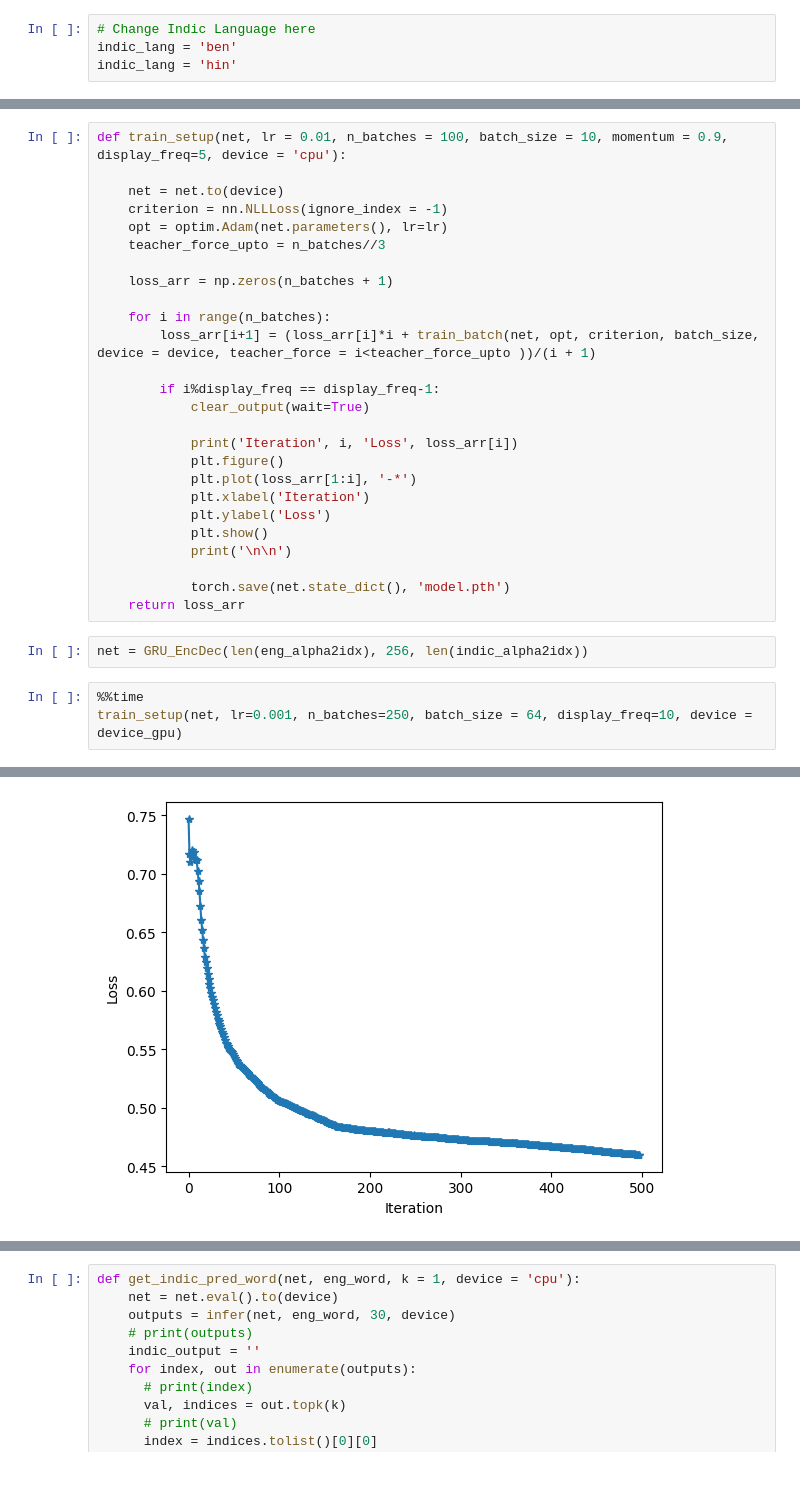
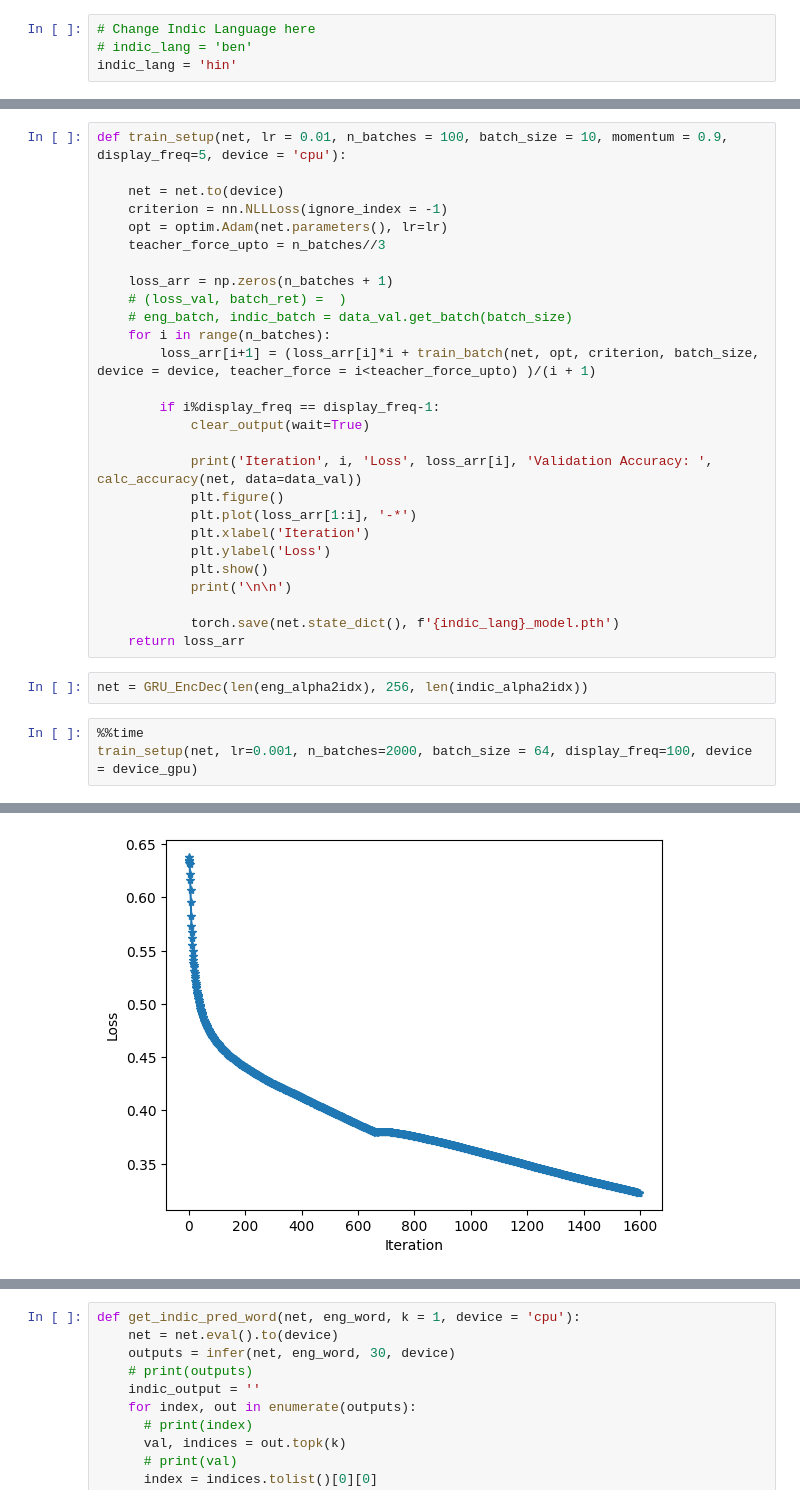
Before and after one commit to oikn2018/transliteration_system, a Jupyter notebook: a3_wo_attn.ipynb, the cells around one changed output, grey strips where cells are left out. Cells and saved outputs as stored; diff of their text form; blank space fills up the shorter version.

Commit message:
Added Validation Check and Best Model Code

```diff
--- a/a3_wo_attn.ipynb
+++ b/a3_wo_attn.ipynb
@@ -89,7 +82,7 @@ print(eng_alpha2idx)
 {'<PAD>': 0, 'A': 1, 'B': 2, 'C': 3, 'D': 4, 'E': 5, 'F': 6, 'G': 7, 'H': 8, 'I': 9, 'J': 10, 'K': 11, 'L': 12, 'M': 13, 'N': 14, 'O': 15, 'P': 16, 'Q': 17, 'R': 18, 'S': 19, 'T': 20, 'U': 21, 'V': 22 ...
 # %%
 # Change Indic Language here
-indic_lang = 'ben'
+# indic_lang = 'ben'
 indic_lang = 'hin'
 # %%
 # Bengali Unicode Hex Range: 2432-2558
@@ -397,14 +395,15 @@ def train_setup(net, lr = 0.01, n_batches = 100, batch_size = 10, momentum = 0.9
     teacher_force_upto = n_batches//3
 
     loss_arr = np.zeros(n_batches + 1)
-
+    # (loss_val, batch_ret) =  )
+    # eng_batch, indic_batch = data_val.get_batch(batch_size)
     for i in range(n_batches):
-        loss_arr[i+1] = (loss_arr[i]*i + train_batch(net, opt, criterion, batch_size, device = device, teacher_force = i<teacher_force_upto ))/(i + 1)
+        loss_arr[i+1] = (loss_arr[i]*i + train_batch(net, opt, criterion, batch_size, device = device, teacher_force = i<teacher_force_upto) )/(i + 1)
 
         if i%display_freq == display_freq-1:
             clear_output(wait=True)
 
-            print('Iteration', i, 'Loss', loss_arr[i])
+            print('Iteration', i, 'Loss', loss_arr[i], 'Validation Accuracy: ', calc_accuracy(net, data=data_val))
             plt.figure()
             plt.plot(loss_arr[1:i], '-*')
             plt.xlabel('Iteration')
@@ -412,11 +411,11 @@ def train_setup(net, lr = 0.01, n_batches = 100, batch_size = 10, momentum = 0.9
             plt.show()
             print('\n\n')
 
-            torch.save(net.state_dict(), 'model.pth')
+            torch.save(net.state_dict(), f'{indic_lang}_model.pth')
     return loss_arr
 # %%
 net = GRU_EncDec(len(eng_alpha2idx), 256, len(indic_alpha2idx))
 # %%
 %%time
-train_setup(net, lr=0.001, n_batches=250, batch_size = 64, display_freq=10, device = device_gpu)
+train_setup(net, lr=0.001, n_batches=2000, batch_size = 64, display_freq=100, device = device_gpu)
 # %% [output]
@@ -424 +423 @@ Iteration 499 Loss 0.45976147055625916
-[figure, old version]
+[figure, new version]
```
Also changed, not shown: parts of 16 cells of this notebook.
